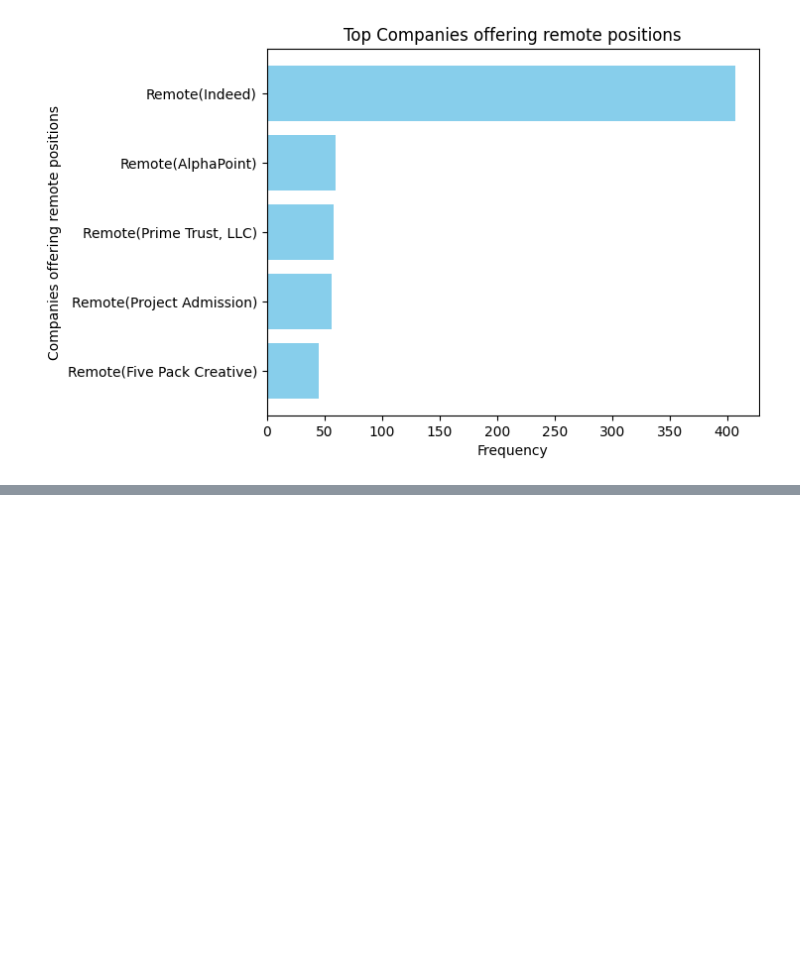
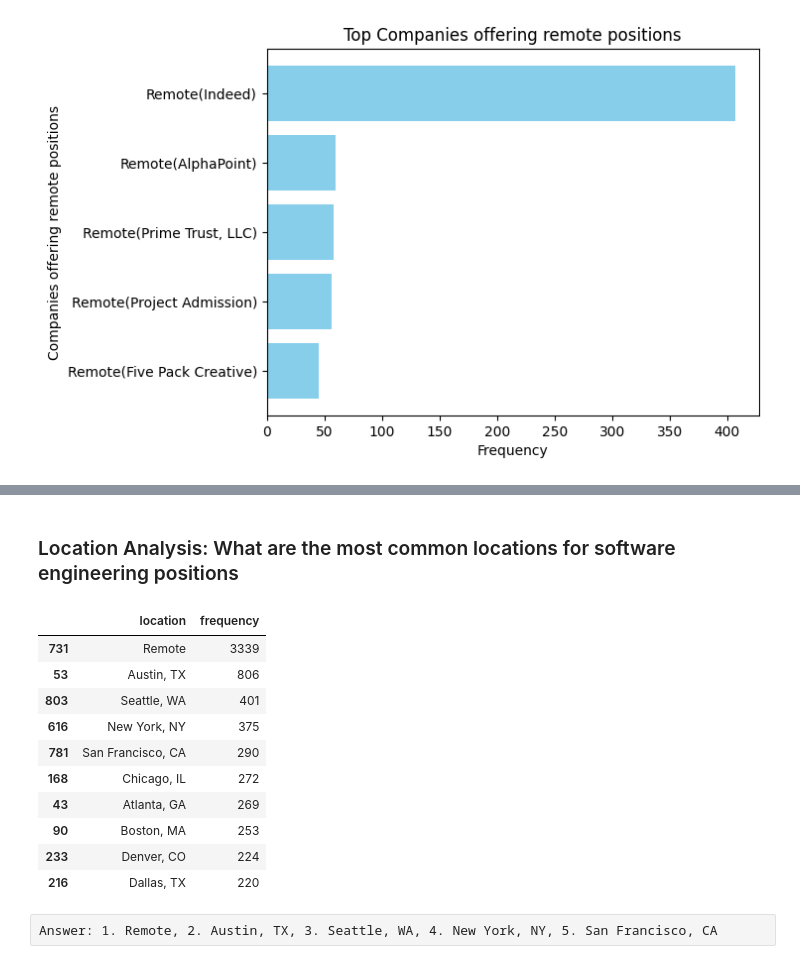
Before and after one commit to LeoIvin/US-SWE-Job-Posting-Analysis, a Jupyter notebook: analysis.ipynb, the cells around one changed output, grey strips where cells are left out. Cells and saved outputs as stored; diff of their text form; code cells hidden in the pictures; blank space fills up the shorter version.

Commit message:
Additional analysis

```diff
--- a/analysis.ipynb
+++ b/analysis.ipynb
@@ -623,0 +625,21 @@ fig.show()
+# %% [markdown]
+### Location Analysis: What are the most common locations for software engineering positions
+# %%
+most_common_locations = cleaned_jobs_df.groupby(['location']).size().reset_index(name='frequency')
+
+sorted_most_common_locations = most_common_locations.sort_values(by='frequency', ascending=False)
+sorted_most_common_locations.head(10)
+# %% [output]
+|  | location | frequency |
+| 731 | Remote | 3339 |
+| 53 | Austin, TX | 806 |
+| 803 | Seattle, WA | 401 |
+| 616 | New York, NY | 375 |
+| 781 | San Francisco, CA | 290 |
+| 168 | Chicago, IL | 272 |
+| 43 | Atlanta, GA | 269 |
+| 90 | Boston, MA | 253 |
+| 233 | Denver, CO | 224 |
+| 216 | Dallas, TX | 220 |
+# %% [raw]
+Answer: 1. Remote, 2. Austin, TX, 3. Seattle, WA, 4. New York, NY, 5. San Francisco, CA
```
Also changed, not shown: parts of 2 cells of this notebook.
